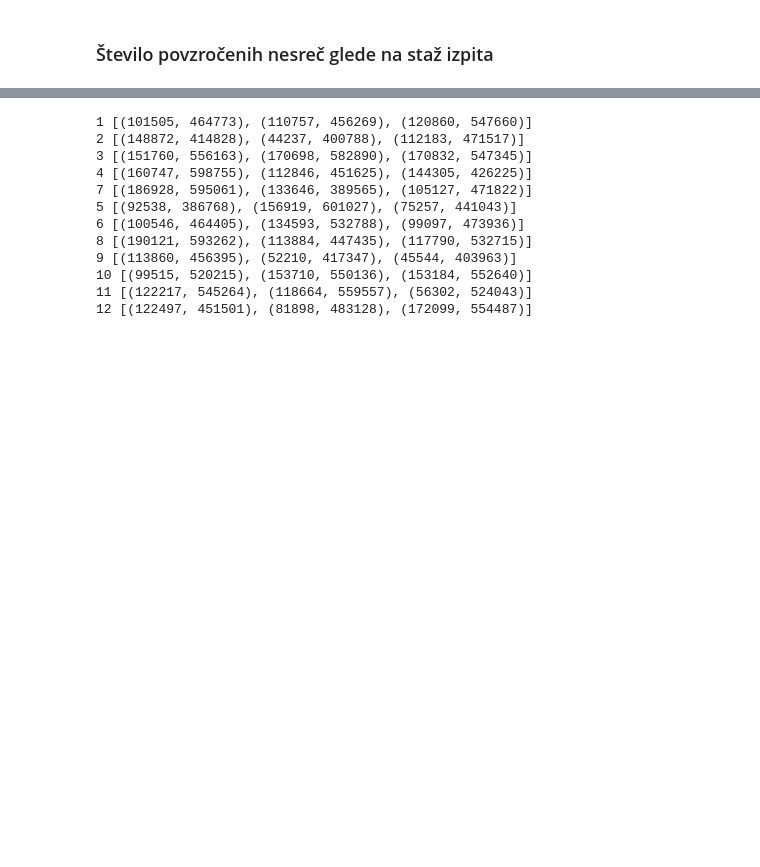
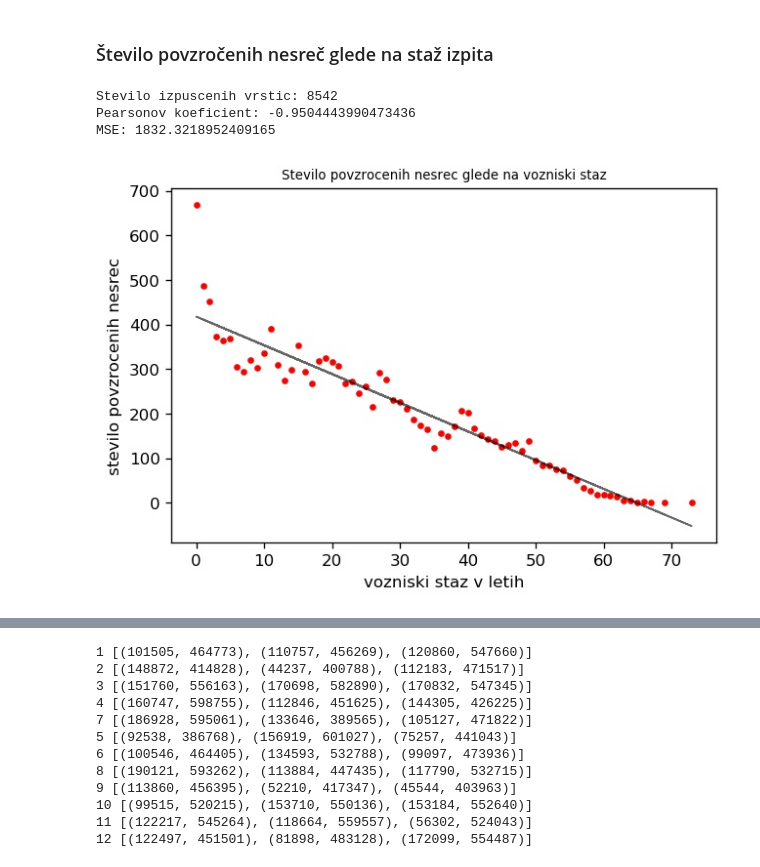
Before and after one commit to ozbej/PR20BOTGJ, a Jupyter notebook: Porocilo Ozbej.ipynb, the cells around one changed output, grey strips where cells are left out. Drawn from its saved outputs; the diff is of its cells as text; code cells hidden in the pictures; blank space fills up the shorter version.

```diff
--- a/Porocilo Ozbej.ipynb
+++ b/Porocilo Ozbej.ipynb
@@ -134,3 +134,46 @@ for i, v in enumerate(y):
 # %%
 def pearson(x, y):
     return np.mean(((x - np.mean(x))*(y-np.mean(y)))/(np.std(x)*np.std(y)))
+# %%
+staz_nesrece = dict()
+st_izpuscenih = 0
+
+for row in data:
+    if int(row["VozniskiStazVLetih"]) == 0 and int(row["VozniskiStazVMesecih"]) == 0:
+        st_izpuscenih += 1
+        continue
+    if row["Povzrocitelj"] == "POVZROCITELJ":
+        staz = int(row["VozniskiStazVLetih"])
+        if staz not in staz_nesrece.keys():
+            staz_nesrece[staz] = 0
+        staz_nesrece[staz] += 1
+
+plt.figure(dpi=120)
+plt.plot(list(staz_nesrece.keys()), list(staz_nesrece.values()), ".", color="red")
+plt.title('Stevilo povzrocenih nesrec glede na vozniski staz', fontsize=8)
+plt.xlabel('vozniski staz v letih')
+plt.ylabel('stevilo povzrocenih nesrec');
+
+print("Stevilo izpuscenih vrstic:", st_izpuscenih)
+print("Pearsonov koeficient:", pearson(list(staz_nesrece.keys()), list(staz_nesrece.values())))
+
+# Regresija
+from sklearn.linear_model import LinearRegression, Lasso, Ridge
+from sklearn.metrics import mean_squared_error
+
+x = np.array(list(staz_nesrece.keys()))
+y = np.array(list(staz_nesrece.values()))
+x = x.reshape(-1, 1)
+y = y.reshape(-1, 1)
+
+model = LinearRegression()
+model.fit(x, y)
+
+predict = model.predict(x)
+plt.plot(x, predict, color='black', linewidth="1", alpha=0.6);
+print("MSE:", mean_squared_error(predict, y))
+# %% [output]
+Stevilo izpuscenih vrstic: 8542
+Pearsonov koeficient: -0.9504443990473436
+MSE: 1832.3218952409165
+[figure, added]
```
Also changed, not shown: parts of 2 cells of this notebook, 1 other file.
